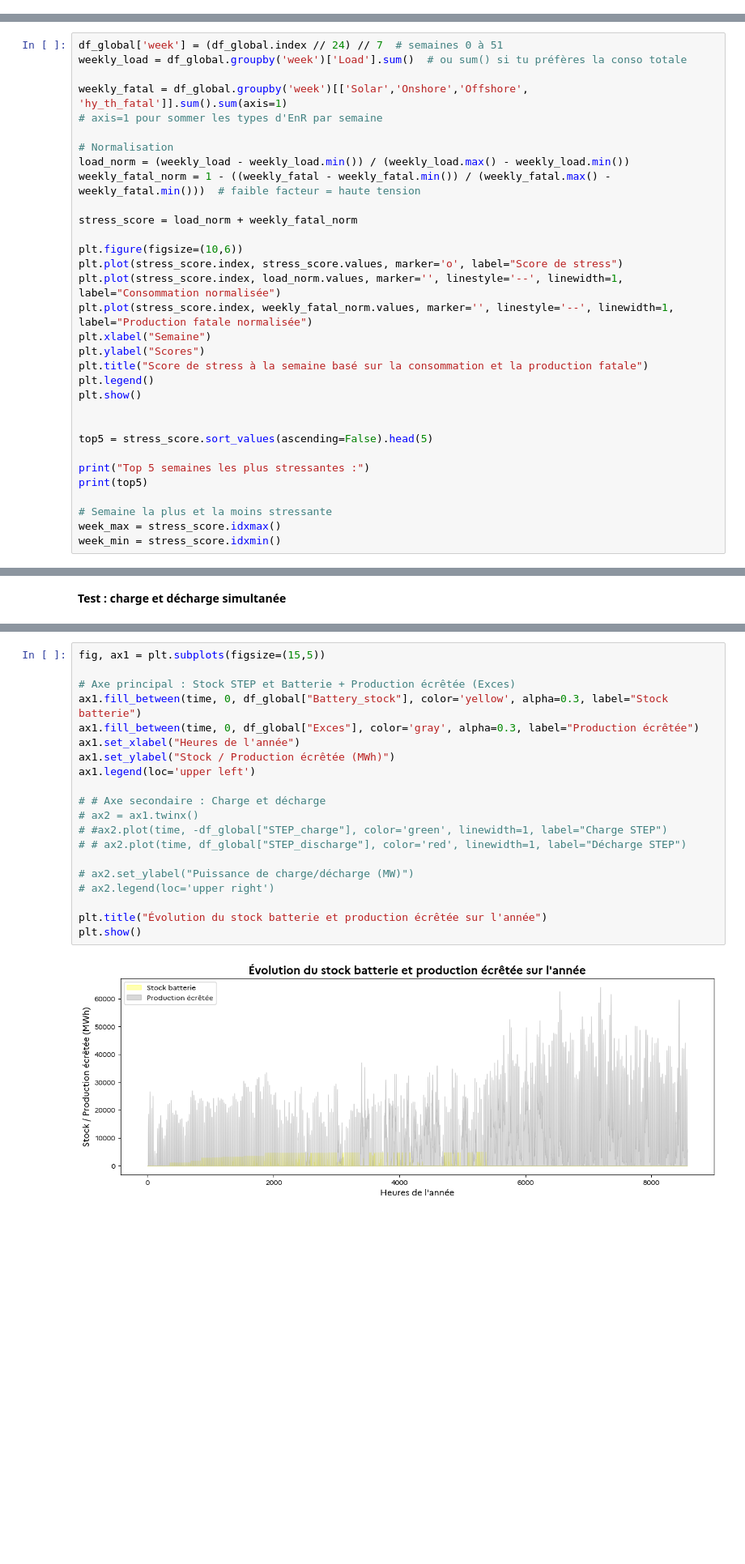
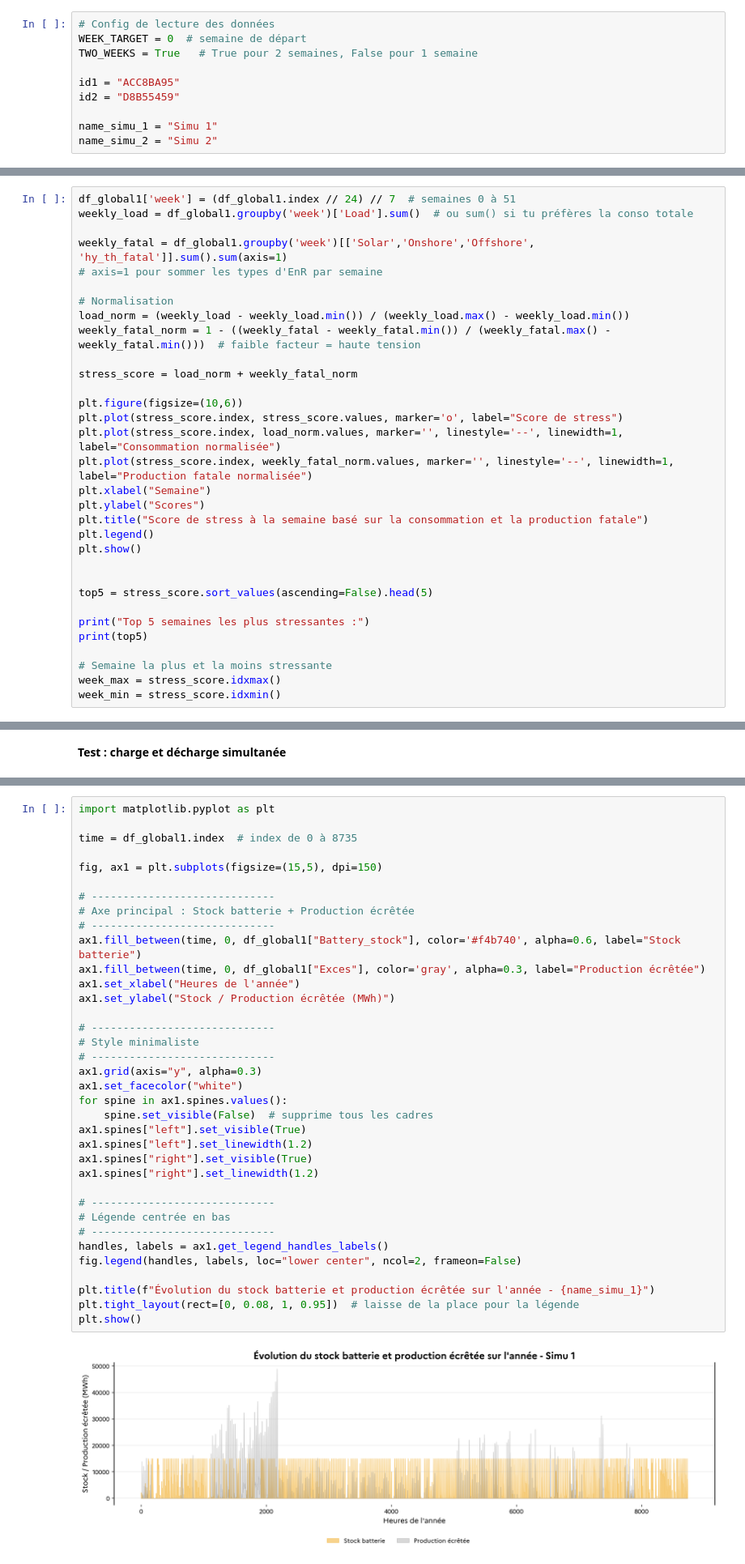
Before and after one commit to alextonon/ETE305_Optimization_Study, a Jupyter notebook: analysis_fixed_parc.ipynb, the cells around one changed output, grey strips where cells are left out. Shown at 81% size. Cells and saved outputs as stored; diff of their text form; blank space fills up the shorter version.

```diff
--- a/analysis_fixed_parc.ipynb
+++ b/analysis_fixed_parc.ipynb
@@ -104,0 +69,10 @@ df = df_global.iloc[start_idx:end_idx].copy()
+# %%
+# Config de lecture des données
+WEEK_TARGET = 0  # semaine de départ
+TWO_WEEKS = True   # True pour 2 semaines, False pour 1 semaine
+
+id1 = "ACC8BA95"
+id2 = "D8B55459"
+
+name_simu_1 = "Simu 1"
+name_simu_2 = "Simu 2"
@@ -179,10 +501,10 @@ plt.show()
 # %% [markdown]
 ### **1.2 Semaines sous tension**
 # %%
-df_global['week'] = (df_global.index // 24) // 7  # semaines 0 à 51
-weekly_load = df_global.groupby('week')['Load'].sum()  # ou sum() si tu préfères la conso totale
+df_global1['week'] = (df_global1.index // 24) // 7  # semaines 0 à 51
+weekly_load = df_global1.groupby('week')['Load'].sum()  # ou sum() si tu préfères la conso totale
 
-weekly_fatal = df_global.groupby('week')[['Solar','Onshore','Offshore', 'hy_th_fatal']].sum().sum(axis=1)
+weekly_fatal = df_global1.groupby('week')[['Solar','Onshore','Offshore', 'hy_th_fatal']].sum().sum(axis=1)
 # axis=1 pour sommer les types d'EnR par semaine
 
 # Normalisation
@@ -537,22 +1006,38 @@ plt.show()
 # %%
-fig, ax1 = plt.subplots(figsize=(15,5))
+import matplotlib.pyplot as plt
 
-# Axe principal : Stock STEP et Batterie + Production écrêtée (Exces)
-ax1.fill_between(time, 0, df_global["Battery_stock"], color='yellow', alpha=0.3, label="Stock batterie")
-ax1.fill_between(time, 0, df_global["Exces"], color='gray', alpha=0.3, label="Production écrêtée")
+time = df_global1.index  # index de 0 à 8735
+
+fig, ax1 = plt.subplots(figsize=(15,5), dpi=150)
+
+# -----------------------------
+# Axe principal : Stock batterie + Production écrêtée
+# -----------------------------
+ax1.fill_between(time, 0, df_global1["Battery_stock"], color='#f4b740', alpha=0.6, label="Stock batterie")
+ax1.fill_between(time, 0, df_global1["Exces"], color='gray', alpha=0.3, label="Production écrêtée")
 ax1.set_xlabel("Heures de l'année")
 ax1.set_ylabel("Stock / Production écrêtée (MWh)")
-ax1.legend(loc='upper left')
 
-# # Axe secondaire : Charge et décharge
-# ax2 = ax1.twinx()
-# #ax2.plot(time, -df_global["STEP_charge"], color='green', linewidth=1, label="Charge STEP")
-# # ax2.plot(time, df_global["STEP_discharge"], color='red', linewidth=1, label="Décharge STEP")
+# -----------------------------
+# Style minimaliste
+# -----------------------------
+ax1.grid(axis="y", alpha=0.3)
+ax1.set_facecolor("white")
+for spine in ax1.spines.values():
+    spine.set_visible(False)  # supprime tous les cadres
+ax1.spines["left"].set_visible(True)
+ax1.spines["left"].set_linewidth(1.2)
+ax1.spines["right"].set_visible(True)
+ax1.spines["right"].set_linewidth(1.2)
 
-# ax2.set_ylabel("Puissance de charge/décharge (MW)")
-# ax2.legend(loc='upper right')
+# -----------------------------
+# Légende centrée en bas
+# -----------------------------
+handles, labels = ax1.get_legend_handles_labels()
+fig.legend(handles, labels, loc="lower center", ncol=2, frameon=False)
 
-plt.title("Évolution du stock batterie et production écrêtée sur l'année")
+plt.title(f"Évolution du stock batterie et production écrêtée sur l'année - {name_simu_1}")
+plt.tight_layout(rect=[0, 0.08, 1, 0.95])  # laisse de la place pour la légende
 plt.show()
 # %% [output]
-[figure, old version]
+[figure, new version]
```
Also changed, not shown: parts of 37 cells of this notebook, 1 other file.
